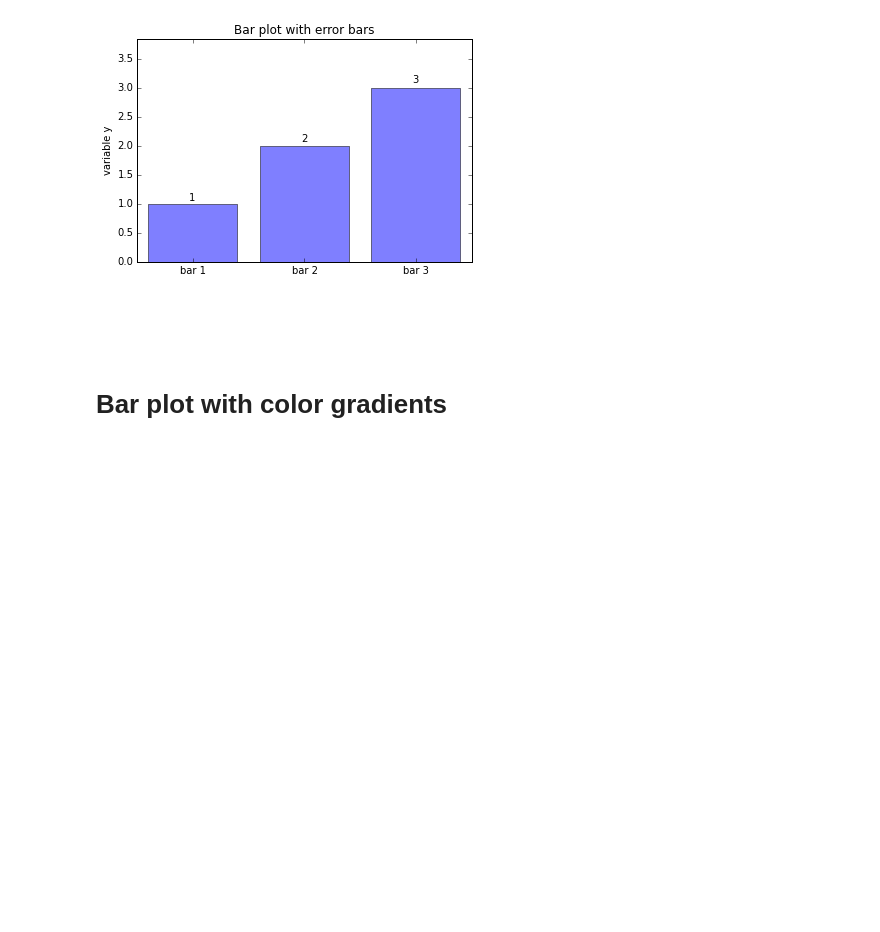
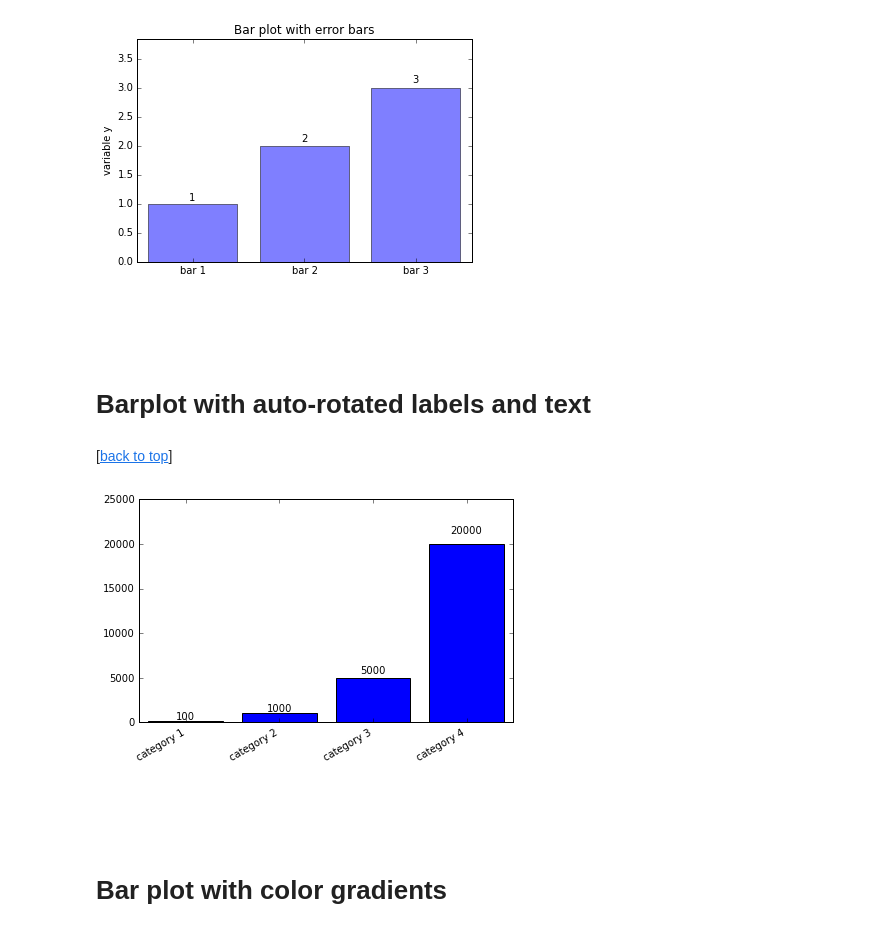
Before and after one commit to rasbt/matplotlib-gallery, a Jupyter notebook: ipynb/barplots.ipynb, the cells around one changed output. Drawn from its saved outputs; the diff is of its cells as text; code cells hidden in the pictures; blank space fills up the shorter version.

Commit message:
Barplot with auto-rotated labels and text

```diff
--- a/ipynb/barplots.ipynb
+++ b/ipynb/barplots.ipynb
@@ -367,6 +368,44 @@ plt.show()
 # %% [markdown]
 <br>
 <br>
+# %% [markdown]
+# Barplot with auto-rotated labels and text
+# %% [markdown]
+[[back to top](#Sections)]
+# %%
+%matplotlib inline
+import matplotlib.pyplot as plt
+
+idx = range(4)
+values = [100, 1000, 5000, 20000]
+labels = ['category 1', 'category 2',
+          'category 3', 'category 4']
+
+fig, ax = plt.subplots(1)
+
+# Automatically align and rotate tick labels:
+fig.autofmt_xdate()
+
+bars = plt.bar(idx, values, align='center')
+plt.xticks(idx, labels)
+plt.tight_layout()
+
+# Add text labels to the top of the bars
+def autolabel(bars):
+    for bar in bars:
+        height = bar.get_height()
+        ax.text(bar.get_x() + bar.get_width()/2., 1.05 * height,
+                '%d' % int(height),
+                ha='center', va='bottom')
+
+autolabel(bars)
+plt.ylim([0, 25000])
+plt.show()
+# %% [output]
+[figure, added]
+# %% [markdown]
+<br>
+<br>
 # %% [markdown]
 # Bar plot with color gradients
 # %% [markdown]
```
Also changed, not shown: parts of 2 cells of this notebook, 1 other file.
